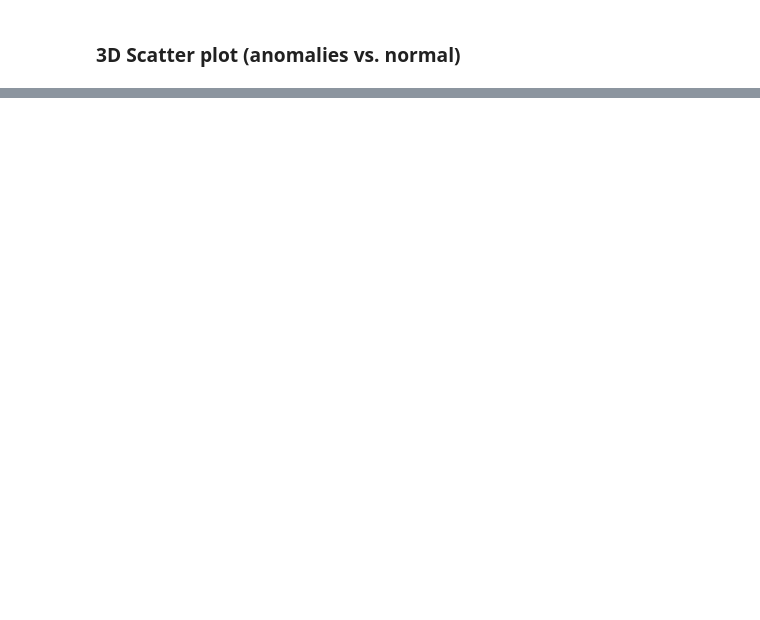
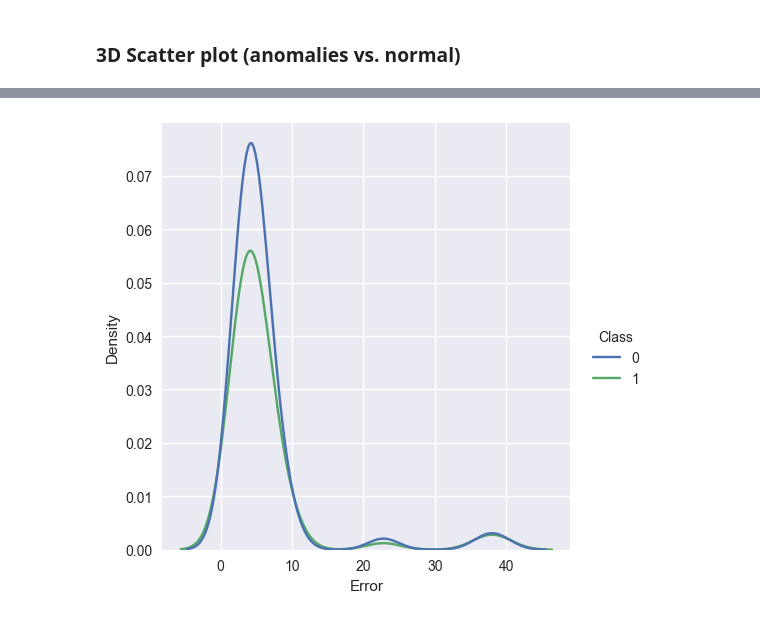
Before and after one commit to SasoPavlic/NiaNetAD, a Jupyter notebook: analyse.ipynb, the cells around one changed output, grey strips where cells are left out. Saved outputs shown, nothing was run; the diff lists cells and outputs as text; code cells hidden in the pictures; blank space fills up the shorter version.

```diff
--- a/analyse.ipynb
+++ b/analyse.ipynb
@@ -222,0 +287,5 @@ plt.show()
+# %%
+sns.displot(df, x="Error", hue="Class", kind="kde")
+plt.show()
+# %% [output]
+[figure, added]
```
Also changed, not shown: parts of 17 cells of this notebook, 6 other files.
